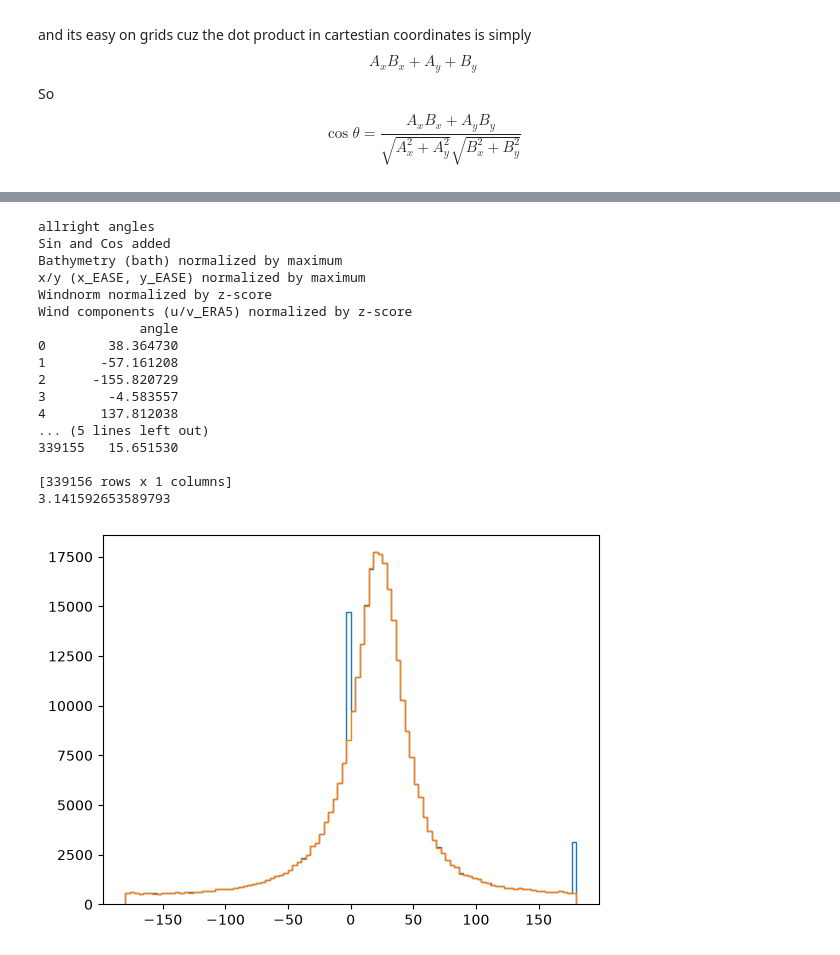
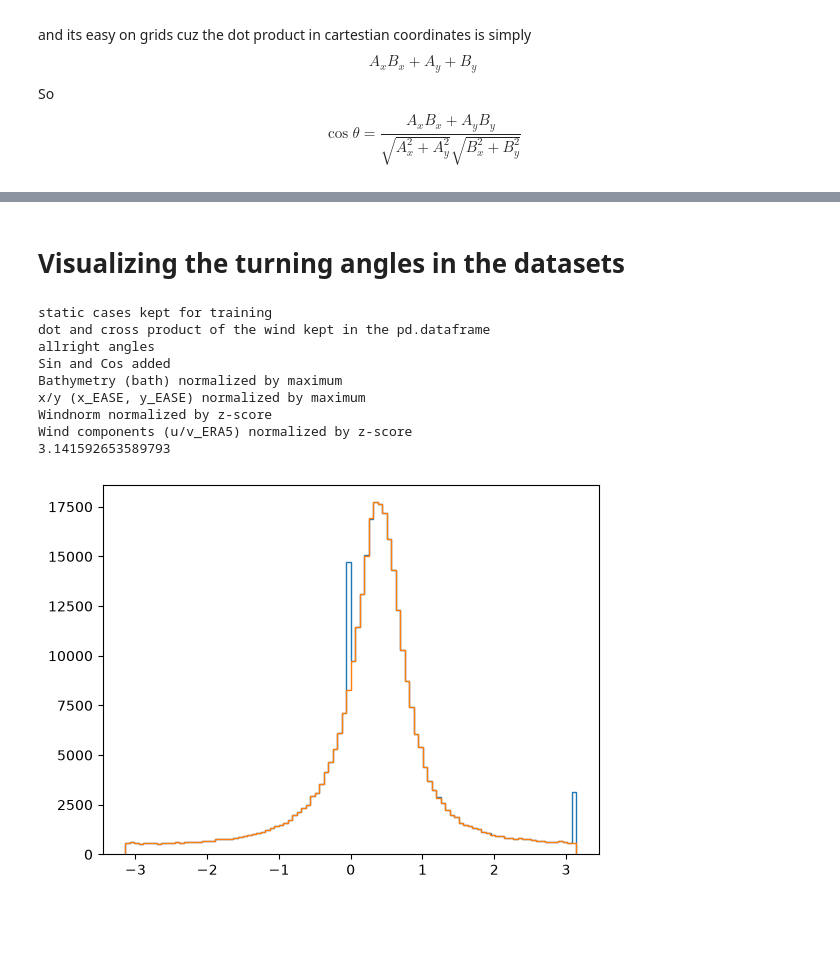
Before and after one commit to drpoisson-mp3/seA_Ice, a Jupyter notebook: September/Angles.ipynb, the cells around one changed output, grey strips where cells are left out. Saved outputs shown, nothing was run; the diff lists cells and outputs as text; code cells hidden in the pictures; blank space fills up the shorter version.

```diff
--- a/September/Angles.ipynb
+++ b/September/Angles.ipynb
@@ -126,36 +126,33 @@ Wind components (u/v_ERA5) normalized by z-score
 339155  0.273171
 
 [339156 rows x 1 columns]
+# %% [markdown]
+# Visualizing the turning angles in the datasets
 # %%
 import matplotlib.pyplot as plt
 inputlist=['u_ERA5','v_ERA5','h_piomas','sic_CDR','x_EASE','y_EASE','bath','sin','cos', 'windnorm']
-data,_,_,means,stds,maxes,_=trainloader('../data/DRIFT_DATA_TRAIN.csv',256,inputlist,target='angle')
+
+data,_,_,means,stds,maxes,_=trainloader('../data/DRIFT_DATA_TRAIN.csv',256,inputlist,target='angle'
+                                    ,dotcross=True, no_static=False)
+
 data=redim(data,
            means=means,
            stds=stds,
            maxes=maxes)
 
 # plt.hist(data['cos'],100)
 plt.show()
 plt.hist((data['angle']),100, histtype='step')
-plt.hist((data['angle'].loc[data['u_buoy']!=0]), 100, histtype='step')
+plt.hist((data['angle'].loc[data['dot']!=0]), 100, histtype='step')
 print(np.arccos(-1))
 # %% [output]
+static cases kept for training
+dot and cross product of the wind kept in the pd.dataframe
 allright angles
 Sin and Cos added
 Bathymetry (bath) normalized by maximum
 x/y (x_EASE, y_EASE) normalized by maximum
 Windnorm normalized by z-score
 Wind components (u/v_ERA5) normalized by z-score
-             angle
-0        38.364730
-1       -57.161208
-2      -155.820729
-3        -4.583557
-4       137.812038
-... (5 lines left out)
-339155   15.651530
-
-[339156 rows x 1 columns]
 3.141592653589793
-[figure, old version]
+[figure, new version]
```
Also changed, not shown: parts of 5 cells of this notebook, 37 other files.
